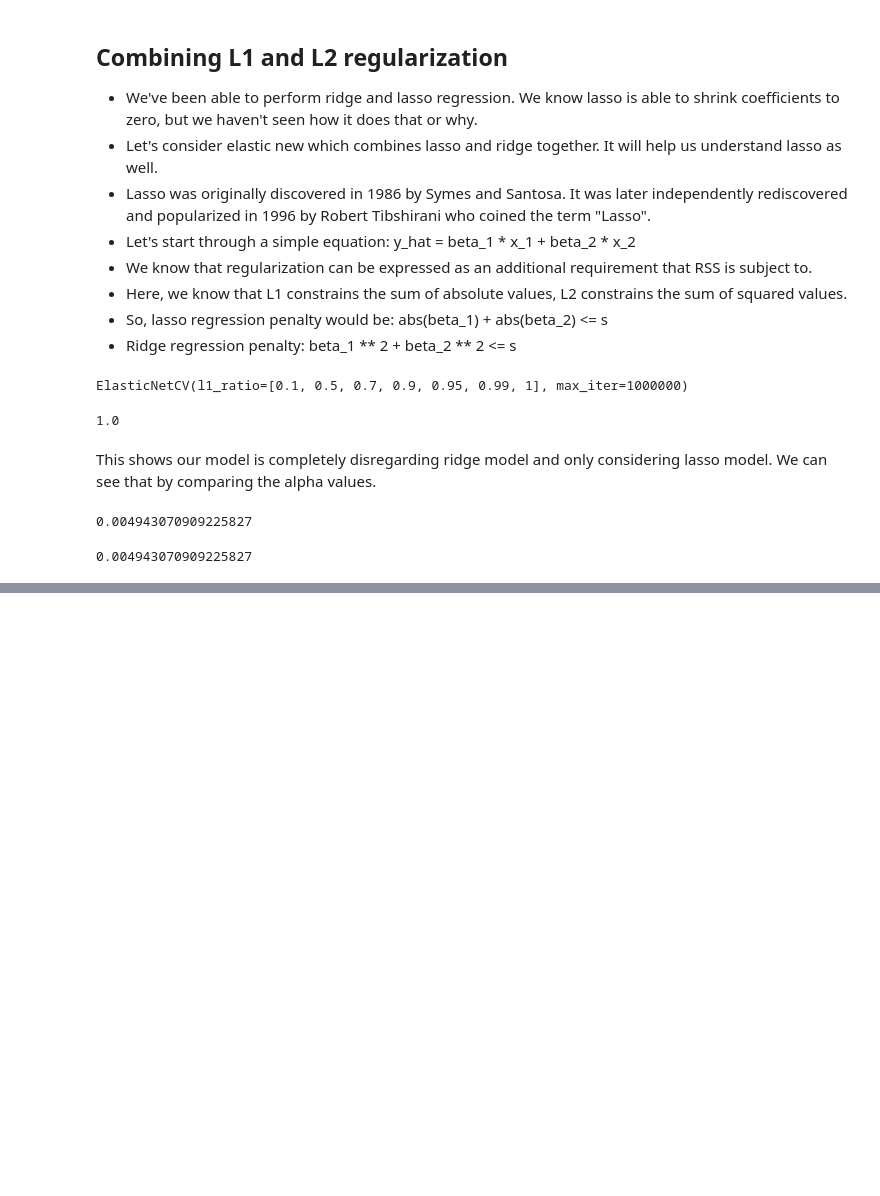
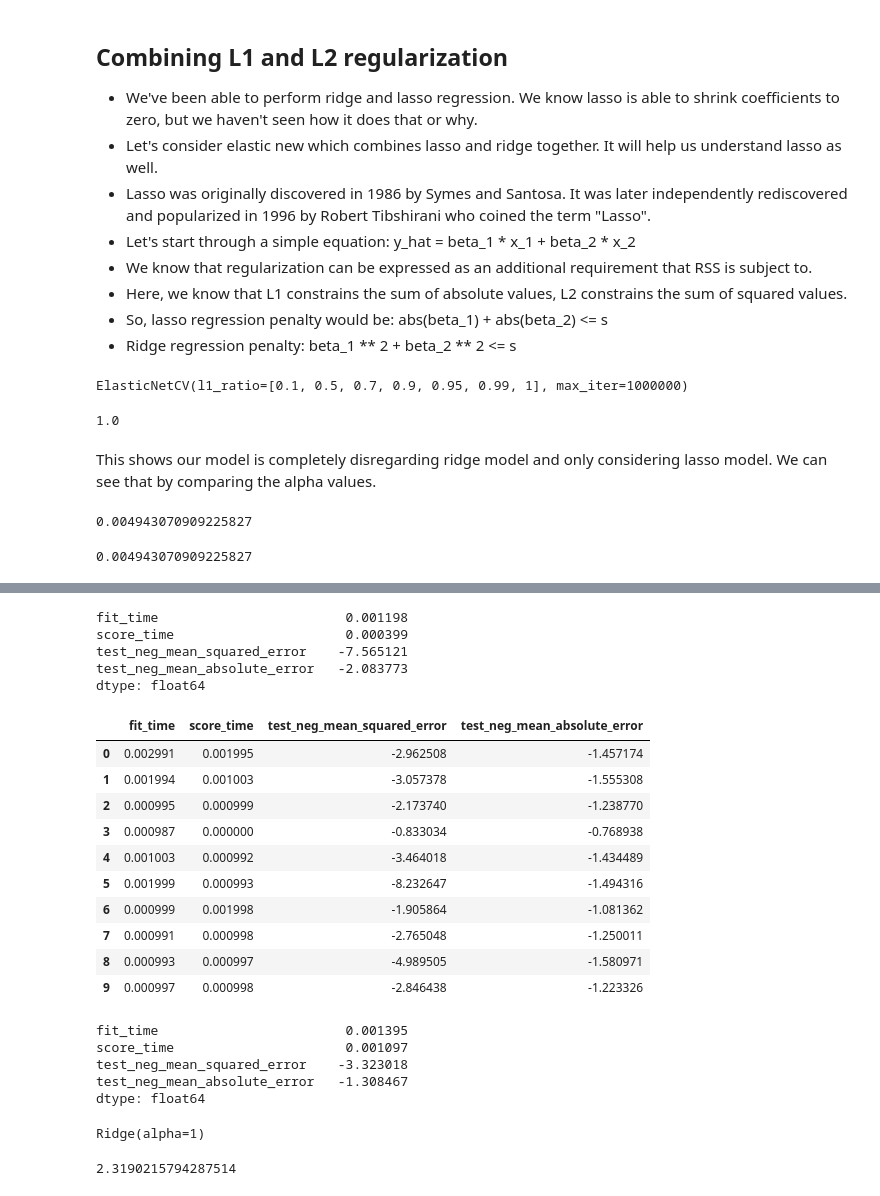
Before and after one commit to savan2508/Jupyter-Notebooks, a Jupyter notebook: Machine Learning/Regularization.ipynb, the cells around one changed output, grey strips where cells are left out. Cells and saved outputs as stored; diff of their text form; code cells hidden in the pictures; blank space fills up the shorter version.

```diff
--- a/Machine Learning/Regularization.ipynb
+++ b/Machine Learning/Regularization.ipynb
@@ -331,0 +523,42 @@ lasso_cv_model_2.alpha_
+# %%
+scores.mean()
+# %% [output]
+fit_time                        0.001198
+score_time                      0.000399
+test_neg_mean_squared_error    -7.565121
+test_neg_mean_absolute_error   -2.083773
+dtype: float64
+# %%
+model = Ridge(alpha=1)
+scores = cross_validate(model, X_train, y_train, scoring=['neg_mean_squared_error', 'neg_mean_absolute_error'], cv=10)
+scores = pd.DataFrame(scores)
+scores
+# %% [output]
+|  | fit_time | score_time | test_neg_mean_squared_error | test_neg_mean_absolute_error |
+| 0 | 0.002991 | 0.001995 | -2.962508 | -1.457174 |
+| 1 | 0.001994 | 0.001003 | -3.057378 | -1.555308 |
+| 2 | 0.000995 | 0.000999 | -2.173740 | -1.238770 |
+| 3 | 0.000987 | 0.000000 | -0.833034 | -0.768938 |
+| 4 | 0.001003 | 0.000992 | -3.464018 | -1.434489 |
+| 5 | 0.001999 | 0.000993 | -8.232647 | -1.494316 |
+| 6 | 0.000999 | 0.001998 | -1.905864 | -1.081362 |
+| 7 | 0.000991 | 0.000998 | -2.765048 | -1.250011 |
+| 8 | 0.000993 | 0.000997 | -4.989505 | -1.580971 |
+| 9 | 0.000997 | 0.000998 | -2.846438 | -1.223326 |
+# %%
+scores.mean()
+# %% [output]
+fit_time                        0.001395
+score_time                      0.001097
+test_neg_mean_squared_error    -3.323018
+test_neg_mean_absolute_error   -1.308467
+dtype: float64
+# %%
+model.fit(X_train, y_train)
+# %% [output]
+Ridge(alpha=1)
+# %%
+y_final_pred = model.predict(X_test)
+mean_squared_error(y_test, y_final_pred)
+# %% [output]
+2.3190215794287514
```
Also changed, not shown: parts of 40 cells of this notebook, 2 other files.
